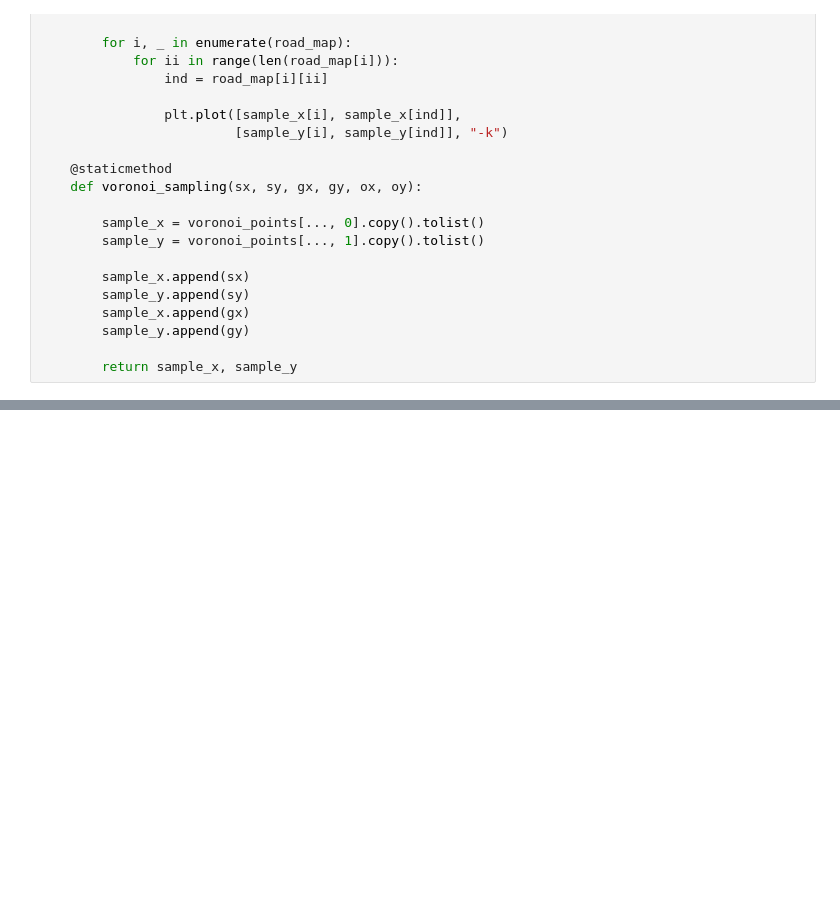
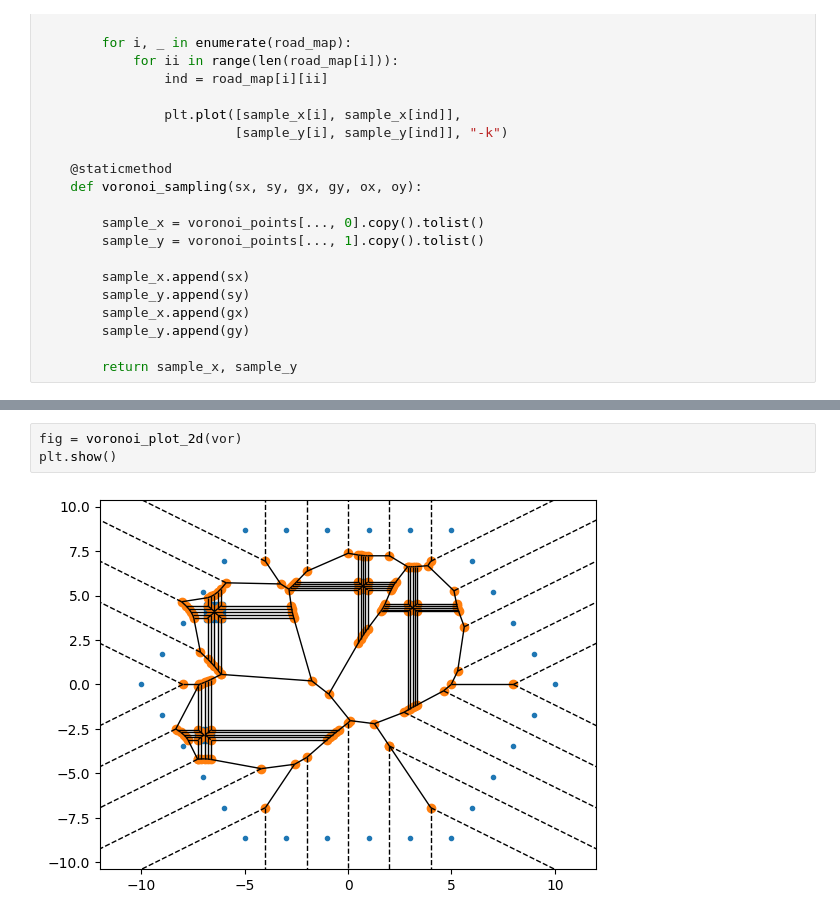
Before and after one commit to nicolazilio0/MAPF, a Jupyter notebook: path_planning/src/python_code/voronoi_debug.ipynb, the cells around one changed output, grey strips where cells are left out. Saved outputs shown, nothing was run; the diff lists cells and outputs as text; blank space fills up the shorter version.

```diff
--- a/path_planning/src/python_code/voronoi_debug.ipynb
+++ b/path_planning/src/python_code/voronoi_debug.ipynb
@@ -177,0 +285,5 @@ plt.show()
+# %%
+fig = voronoi_plot_2d(vor)
+plt.show()
+# %% [output]
+[figure, added]
```
Also changed, not shown: parts of 12 cells of this notebook, 6 other files.
